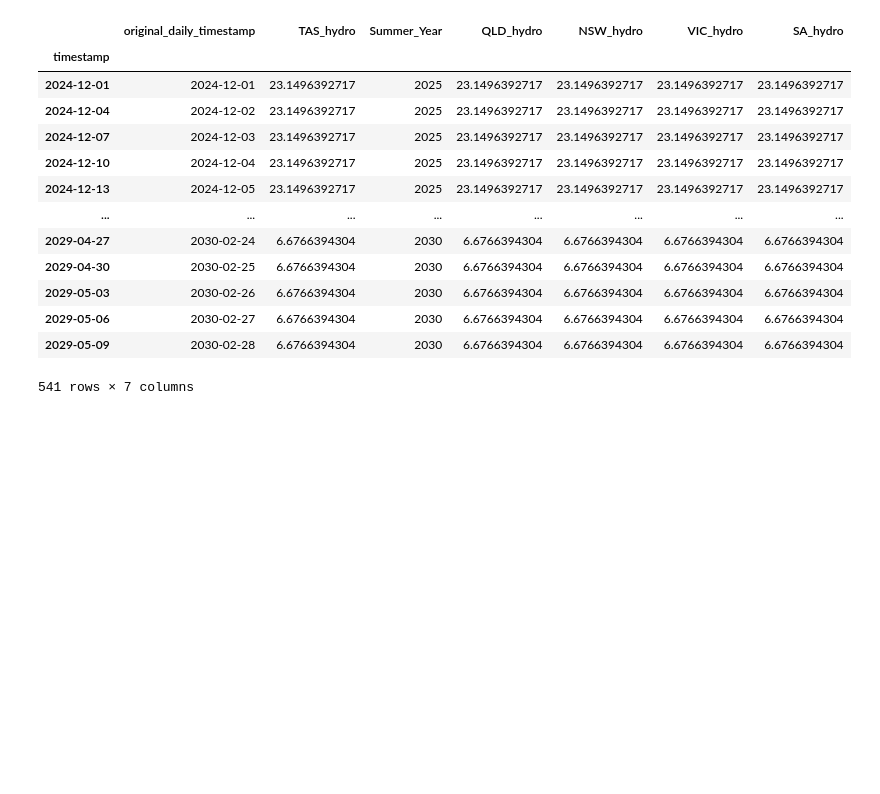
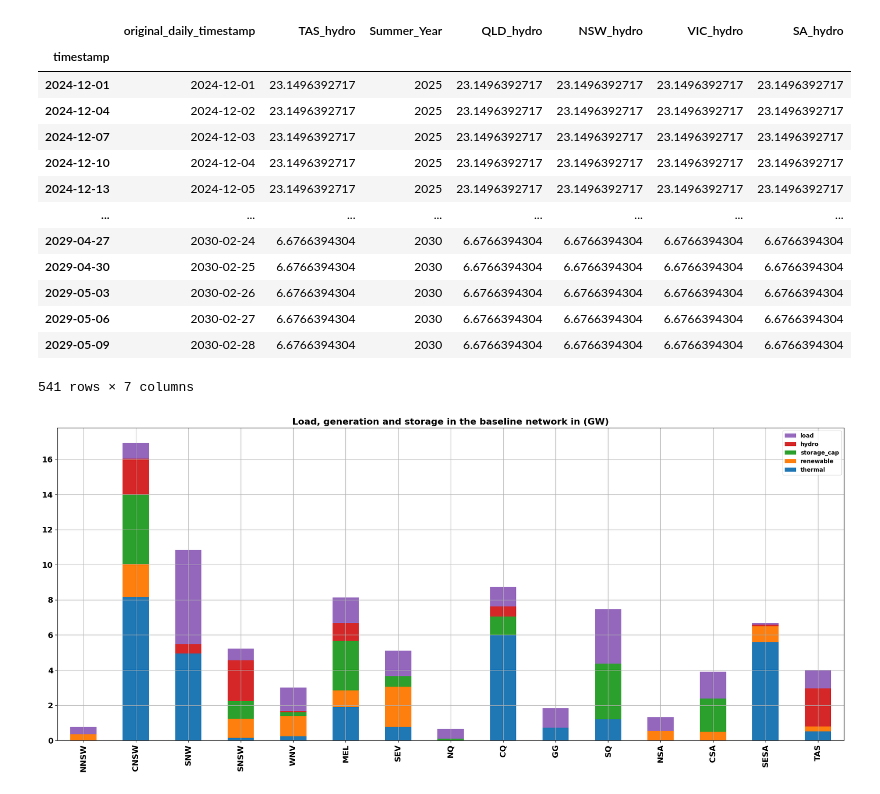
Before and after one commit to csiro/ensys-iPASA.jl, a Jupyter notebook: ISP_data_processing/pre-processing_ISP_data.ipynb, the cells around one changed output. Drawn from its saved outputs; the diff is of its cells as text; code cells hidden in the pictures; blank space fills up the shorter version.

```diff
--- a/ISP_data_processing/pre-processing_ISP_data.ipynb
+++ b/ISP_data_processing/pre-processing_ISP_data.ipynb
@@ -10,6 +10,7 @@ import glob
 import calendar
 import warnings
 import numpy as np
+import matplotlib as mpl
 from sklearn.cluster import KMeans
 import geopandas as gpd
 from shapely.geometry import MultiPoint
@@ -31,6 +32,9 @@ area_code_region = {1:"NNSW", 2:"CNSW", 3:"SNW", 4:"SNSW", 5:"WNV",
 region_map = {"NNSW":"NSW", "CNSW":"NSW", "SNW":"NSW", "SNSW":"NSW", "WNV":"VIC",
                     "MEL":"VIC", "SEV":"VIC",  "NQ":"QLD", "CQ":"QLD", "GG":"QLD",
                     "SQ":"QLD", "NSA":"SA", "CSA":"SA", "SESA":"SA", "TAS":"TAS"}
+
+figsize = (25,10)
+mpl.rcParams['font.family'] = 'sans-serif'
 # %%
 # The following process depends on prior downloading of ISP 2024 Traces as per the file path - scenario_dem_path and
 # scenario_ren_path
@@ -342,3 +346,44 @@ daily_summer_hydro
 | 2029-05-06 | 2030-02-27 | 6.6766394304 | 2030 | 6.6766394304 | 6.6766394304 | 6.6766394304 | 6.6766394304 |
 | 2029-05-09 | 2030-02-28 | 6.6766394304 | 2030 | 6.6766394304 | 6.6766394304 | 6.6766394304 | 6.6766394304 |
 541 rows × 7 columns
+# %%
+import pandas as pd
+#static_baseline_data = pd.read_csv("../data/output/nem_act_power_load_gen_v3.csv")
+
+def load_data(filename):
+    static_baseline_data = pd.read_csv(filename)
+    static_baseline_data["area_code"] = np.arange(1,16)
+    static_baseline_data.area_code = static_baseline_data.area_code.map(area_code_region)
+    static_baseline_data = static_baseline_data[['thermal_act', 'ren_act', 'storage_cap','hydro_act', 'load', 'area_code']].set_index('area_code')
+    static_baseline_data = static_baseline_data.rename(columns={"thermal_act":"thermal",
+                                                           "ren_act": "renewable",
+                                                           "hydro_act": "hydro"})
+    return static_baseline_data
+# %%
+def set_bold(ax1, title):
+    for label in ax1.get_xticklabels():
+        label.set_fontweight('bold')
+        label.set_fontsize(14)
+    for label in ax1.get_yticklabels():
+        label.set_fontweight('bold')
+        label.set_fontsize(14)
+    #ax1.set_ylabel("NEUE", fontweight='bold')
+    ax1.set_title(title, fontweight='bold', fontsize=16)
+    ax1.legend(prop={'weight': 'bold'}, reverse=True)
+    ax1.grid()
+    ax1.set_xlabel("")
+    return ax1
+# %%
+
+filename = "../data/output/nem_act_power_load_gen_v_24.csv"
+static_baseline_data = load_data(filename)
+cap = static_baseline_data/1000
+figsize = (25,10)
+fig, ax1 = plt.subplots(figsize=figsize, nrows=1, ncols=1)
+cap.plot(kind="bar", stacked=True, ax=ax1)
+
+title = "Load, generation and storage in the baseline network in (GW)"
+
+ax1 = set_bold(ax1, title)
+# %% [output]
+[figure, added]
```
Also changed, not shown: parts of 2 cells of this notebook, 9 other files.
